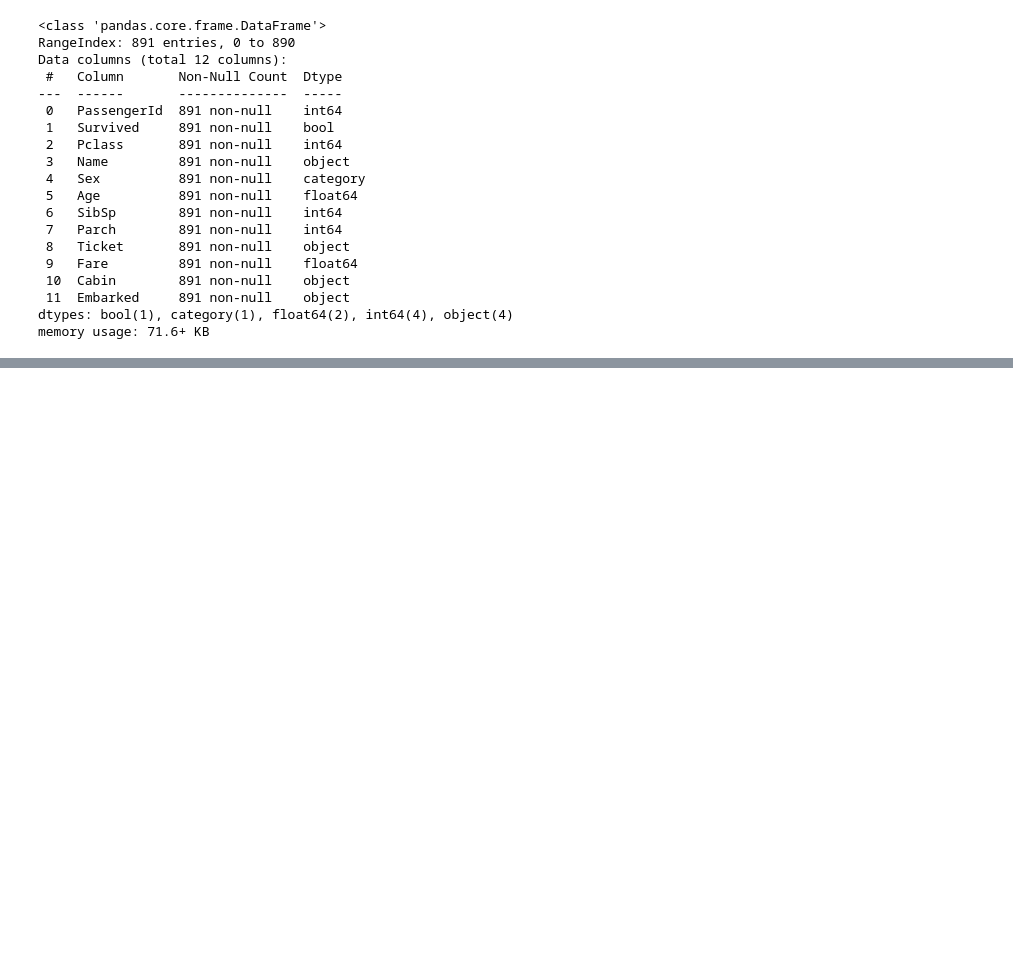
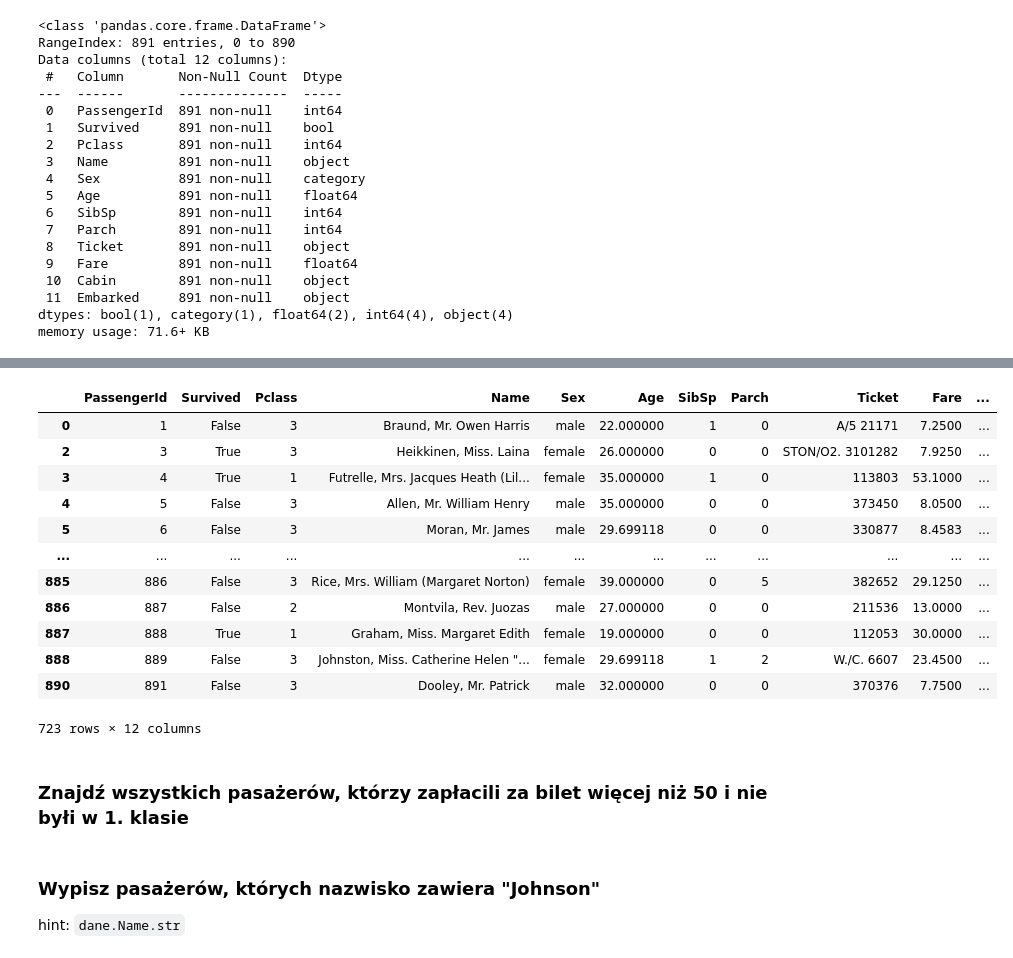
Before and after one commit to kadamekALX/python20220625, a Jupyter notebook: numpy_pandas/pandas.ipynb, the cells around one changed output, grey strips where cells are left out. Saved outputs shown, nothing was run; the diff lists cells and outputs as text; code cells hidden in the pictures; blank space fills up the shorter version.

```diff
--- a/numpy_pandas/pandas.ipynb
+++ b/numpy_pandas/pandas.ipynb
@@ -147,0 +305,21 @@ memory usage: 71.6+ KB
+# %%
+dane[(dane.Embarked == "S") | (dane.Embarked == "Q")]
+# %% [output]
+|  | PassengerId | Survived | Pclass | Name | Sex | Age | SibSp | Parch | Ticket | Fare | ... |
+| 0 | 1 | False | 3 | Braund, Mr. Owen Harris | male | 22.000000 | 1 | 0 | A/5 21171 | 7.2500 | ... |
+| 2 | 3 | True | 3 | Heikkinen, Miss. Laina | female | 26.000000 | 0 | 0 | STON/O2. 3101282 | 7.9250 | ... |
+| 3 | 4 | True | 1 | Futrelle, Mrs. Jacques Heath (Lil... | female | 35.000000 | 1 | 0 | 113803 | 53.1000 | ... |
+| 4 | 5 | False | 3 | Allen, Mr. William Henry | male | 35.000000 | 0 | 0 | 373450 | 8.0500 | ... |
+| 5 | 6 | False | 3 | Moran, Mr. James | male | 29.699118 | 0 | 0 | 330877 | 8.4583 | ... |
+| ... | ... | ... | ... | ... | ... | ... | ... | ... | ... | ... | ... |
+| 885 | 886 | False | 3 | Rice, Mrs. William (Margaret Norton) | female | 39.000000 | 0 | 5 | 382652 | 29.1250 | ... |
+| 886 | 887 | False | 2 | Montvila, Rev. Juozas | male | 27.000000 | 0 | 0 | 211536 | 13.0000 | ... |
+| 887 | 888 | True | 1 | Graham, Miss. Margaret Edith | female | 19.000000 | 0 | 0 | 112053 | 30.0000 | ... |
+| 888 | 889 | False | 3 | Johnston, Miss. Catherine Helen "... | female | 29.699118 | 1 | 2 | W./C. 6607 | 23.4500 | ... |
+| 890 | 891 | False | 3 | Dooley, Mr. Patrick | male | 32.000000 | 0 | 0 | 370376 | 7.7500 | ... |
+723 rows × 12 columns
+# %% [markdown]
+### Znajdź wszystkich pasażerów, którzy zapłacili za bilet więcej niż 50 i nie byłi w 1. klasie
+# %% [markdown]
+### Wypisz pasażerów, których nazwisko zawiera "Johnson"
+hint: `dane.Name.str`
```
Also changed, not shown: parts of 13 cells of this notebook.
